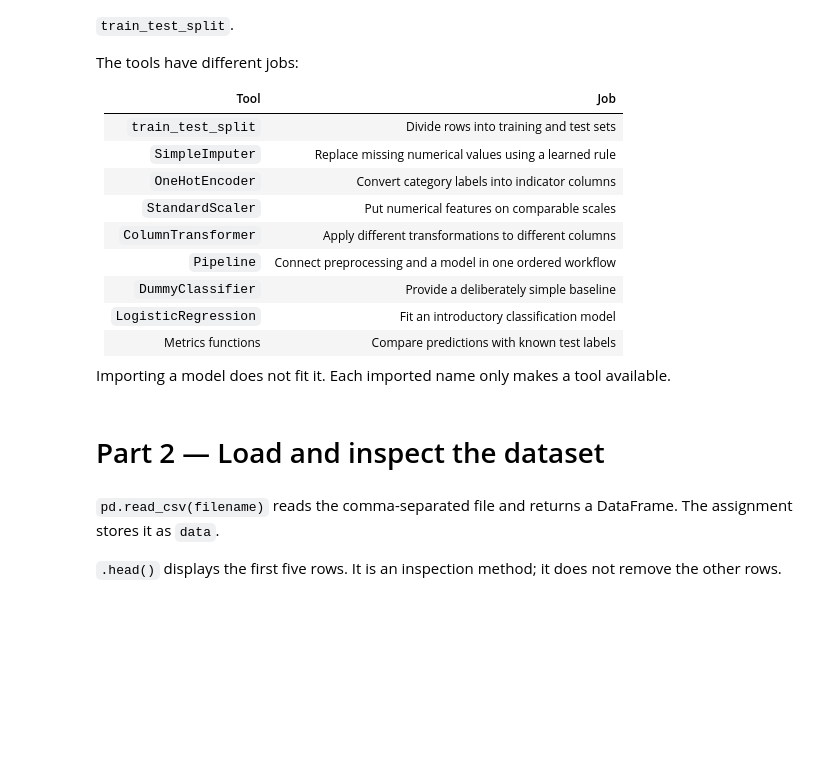
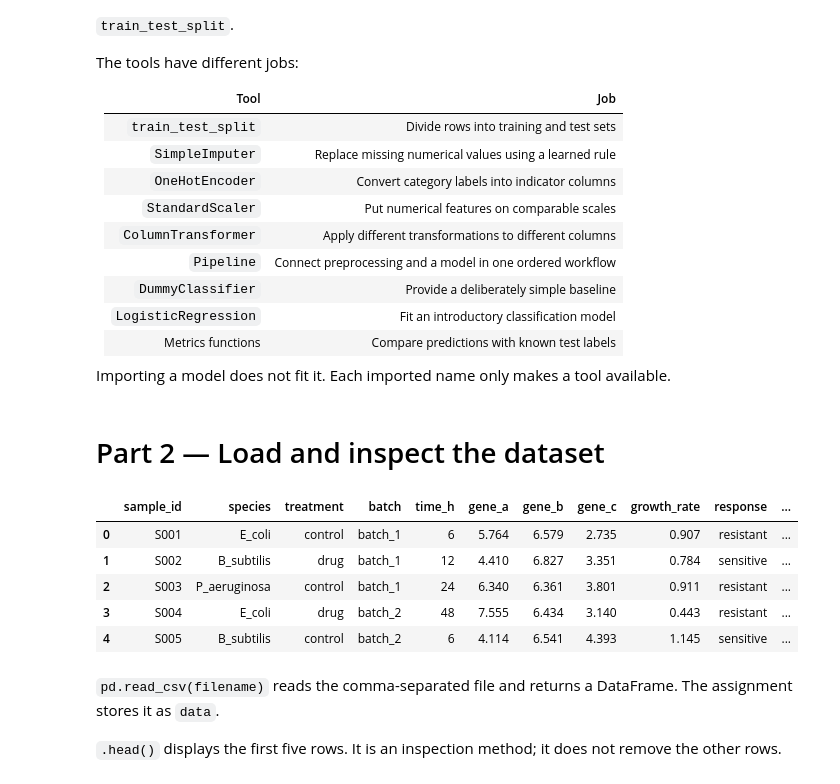
Before and after one commit to clabe-wekesa/BioinfoClassRoom, a Jupyter notebook: SBI812/Lecture_3.ipynb, the cells around one changed output. Drawn from its saved outputs; the diff is of its cells as text; code cells hidden in the pictures; blank space fills up the shorter version.

```diff
--- a/SBI812/Lecture_3.ipynb
+++ b/SBI812/Lecture_3.ipynb
@@ -110,10 +110,17 @@ Importing a model does not fit it. Each imported name only makes a tool availabl
 # %% [markdown]
 # Part 2 — Load and inspect the dataset
 # %%
-filename = "lecture03_bacterial_response.csv"
+filename = "data_raw/lecture03_bacterial_response.csv"
 data = pd.read_csv(filename)
 
 data.head()
+# %% [output]
+|  | sample_id | species | treatment | batch | time_h | gene_a | gene_b | gene_c | growth_rate | response | ... |
+| 0 | S001 | E_coli | control | batch_1 | 6 | 5.764 | 6.579 | 2.735 | 0.907 | resistant | ... |
+| 1 | S002 | B_subtilis | drug | batch_1 | 12 | 4.410 | 6.827 | 3.351 | 0.784 | sensitive | ... |
+| 2 | S003 | P_aeruginosa | control | batch_1 | 24 | 6.340 | 6.361 | 3.801 | 0.911 | resistant | ... |
+| 3 | S004 | E_coli | drug | batch_2 | 48 | 7.555 | 6.434 | 3.140 | 0.443 | resistant | ... |
+| 4 | S005 | B_subtilis | control | batch_2 | 6 | 4.114 | 6.541 | 4.393 | 1.145 | sensitive | ... |
 # %% [markdown]
 `pd.read_csv(filename)` reads the comma-separated file and returns a DataFrame. The assignment stores it as `data`.
 
```
Also changed, not shown: parts of 32 cells of this notebook, 13 other files.
